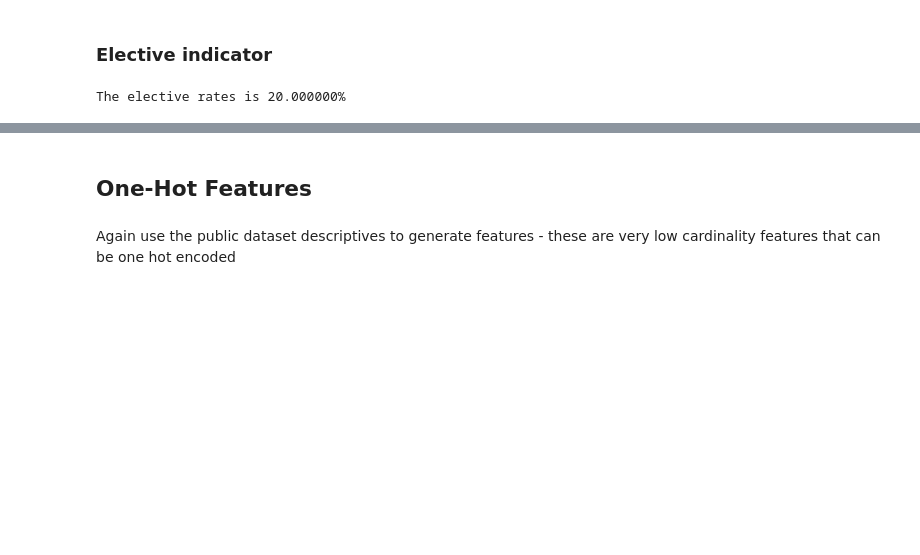
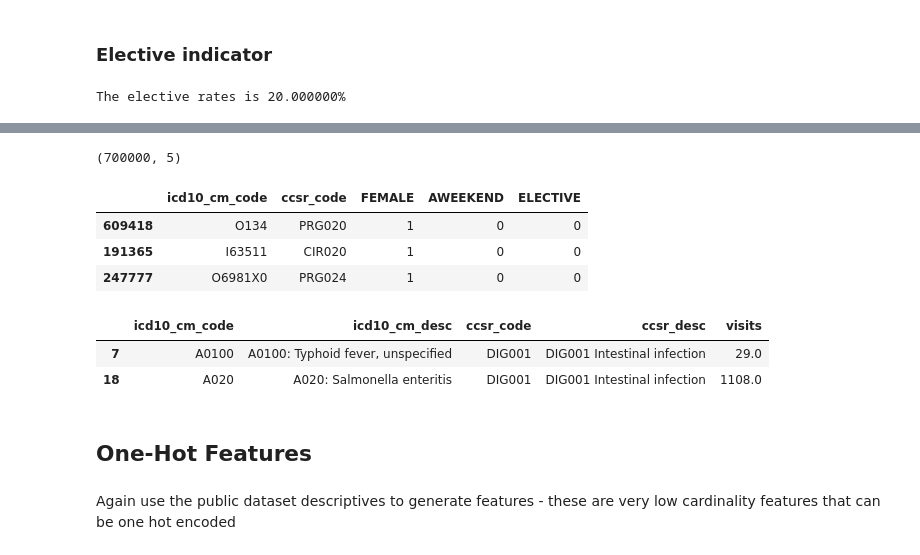
Before and after one commit to vla6/urmc_cat_data, a Jupyter notebook: 01_data_dx.ipynb, the cells around one changed output, grey strips where cells are left out. Cells and saved outputs as stored; diff of their text form; code cells hidden in the pictures; blank space fills up the shorter version.

Commit message:
Finalizing visit feature calculations

```diff
--- a/01_data_dx.ipynb
+++ b/01_data_dx.ipynb
@@ -352,0 +343,6 @@ Name: proportion, dtype: float64
+# %%
+elec_rate_df = pd.concat([dx_freq_selected[['icd10_cm_code']],
+                       pd.Series(rng.normal(loc=elec_rate, scale=0.1, size= len(dx_freq_selected)),
+                                 name='elective_rate', index=dx_freq_selected.index) \
+                       .clip(0,1)],
+                      axis=1)
@@ -353,3 +363,29 @@ Name: proportion, dtype: float64
+# %%
+rate_dict = elec_rate_df.set_index('icd10_cm_code')['elective_rate'].to_dict()
+# %%
+elec_labels = pd.concat([get_binary_ser_rate(nrow=len(g), rate=rate_dict[n],
+                                          index=g.index, name = 'ELECTIVE')
+                       for n, g in visits_df.groupby('icd10_cm_code')])
+# %%
+visits_df = pd.concat([visits_df.drop(columns='ELECTIVE', errors='ignore').sort_index(),
+                       elec_labels.sort_index()], axis=1)
+# %%
+visits_df.shape
+# %% [output]
+(700000, 5)
+# %%
+visits_df.sample(3)
+# %% [output]
+|  | icd10_cm_code | ccsr_code | FEMALE | AWEEKEND | ELECTIVE |
+| 609418 | O134 | PRG020 | 1 | 0 | 0 |
+| 191365 | I63511 | CIR020 | 1 | 0 | 0 |
+| 247777 | O6981X0 | PRG024 | 1 | 0 | 0 |
+# %%
+dx_freq_selected.head(2)
+# %% [output]
+|  | icd10_cm_code | icd10_cm_desc | ccsr_code | ccsr_desc | visits |
+| 7 | A0100 | A0100: Typhoid fever, unspecified | DIG001 | DIG001 Intestinal infection | 29.0 |
+| 18 | A020 | A020: Salmonella enteritis | DIG001 | DIG001 Intestinal infection | 1108.0 |
 # %% [markdown]
 ## One-Hot Features
 # %% [markdown]
```
Also changed, not shown: parts of 43 cells of this notebook.
